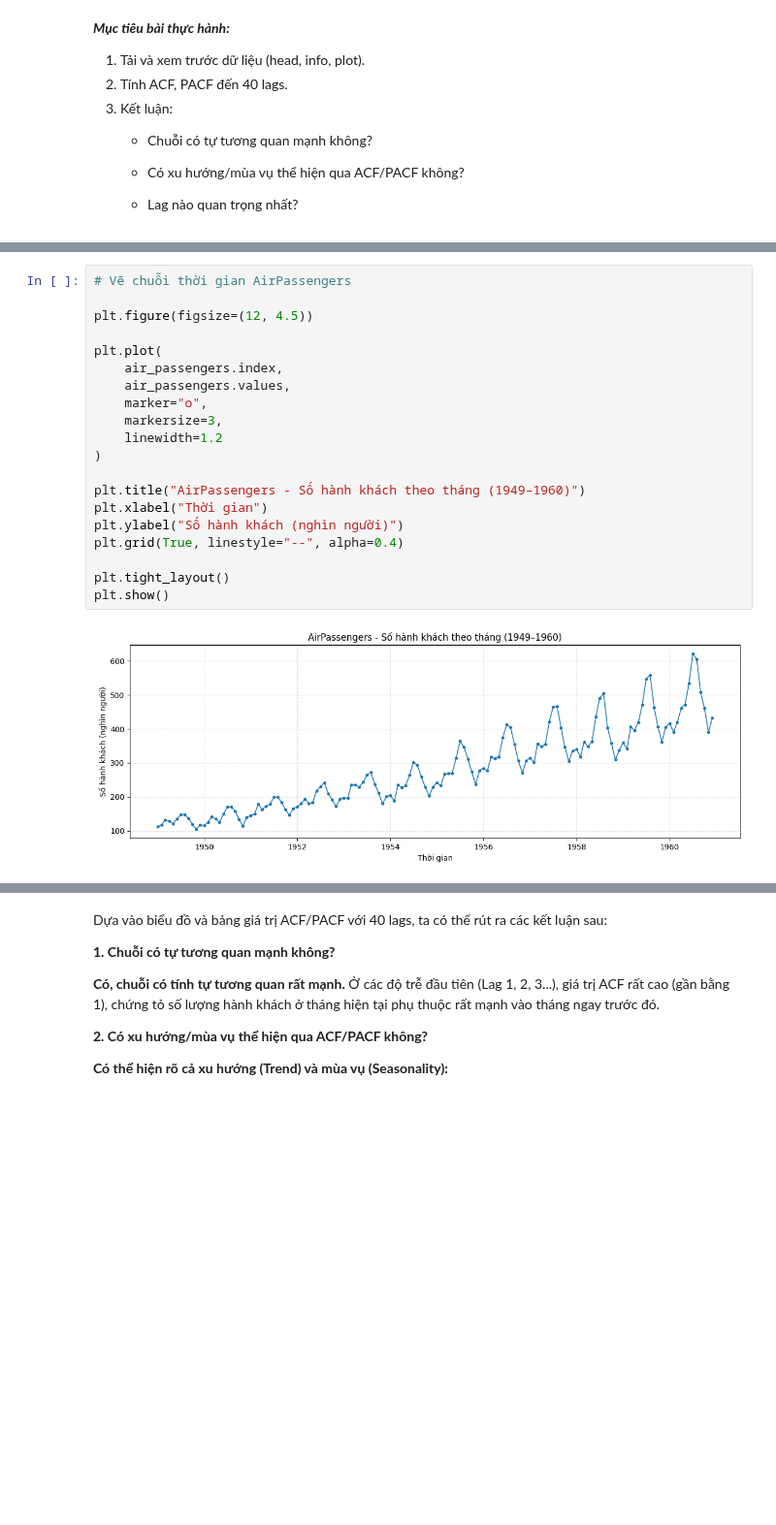
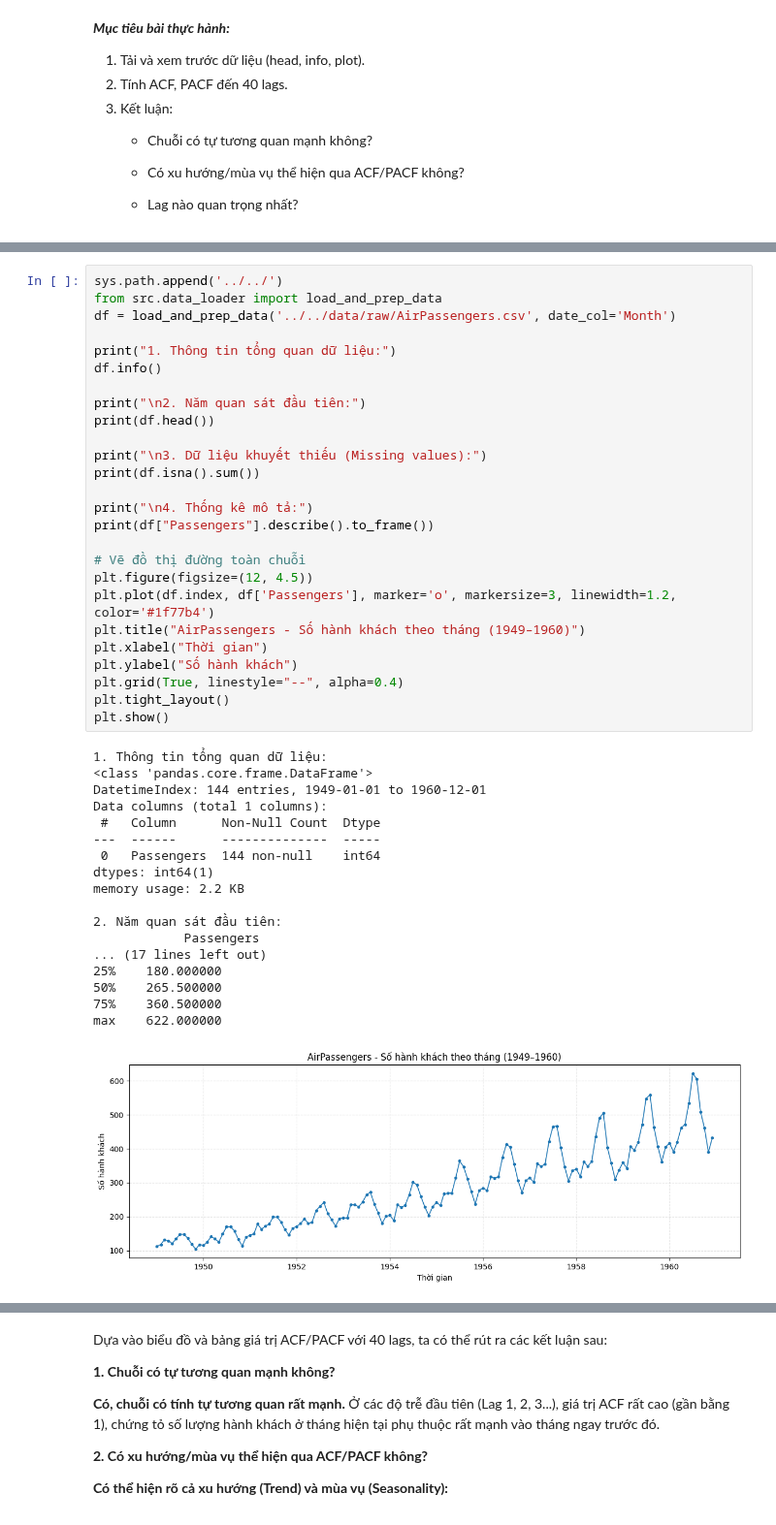
Before and after one commit to OrangkillEmily/Lab_TimeSeries, a Jupyter notebook: notebooks/lab01/Lab01_TimeSeries.ipynb, the cells around one changed output, grey strips where cells are left out. Shown at 97% size. Drawn from its saved outputs; the diff is of its cells as text; blank space fills up the shorter version.

```diff
--- a/notebooks/lab01/Lab01_TimeSeries.ipynb
+++ b/notebooks/lab01/Lab01_TimeSeries.ipynb
@@ -159,22 +55,45 @@ Số giá trị thiếu: 0
 # %%
-# Vẽ chuỗi thời gian AirPassengers
+sys.path.append('../../')
+from src.data_loader import load_and_prep_data
+df = load_and_prep_data('../../data/raw/AirPassengers.csv', date_col='Month')
 
+print("1. Thông tin tổng quan dữ liệu:")
+df.info()
+
+print("\n2. Năm quan sát đầu tiên:")
+print(df.head())
+
+print("\n3. Dữ liệu khuyết thiếu (Missing values):")
+print(df.isna().sum())
+
+print("\n4. Thống kê mô tả:")
+print(df["Passengers"].describe().to_frame())
+
+# Vẽ đồ thị đường toàn chuỗi
 plt.figure(figsize=(12, 4.5))
-
-plt.plot(
-    air_passengers.index,
-    air_passengers.values,
-    marker="o",
-    markersize=3,
-    linewidth=1.2
-)
-
+plt.plot(df.index, df['Passengers'], marker='o', markersize=3, linewidth=1.2, color='#1f77b4')
 plt.title("AirPassengers - Số hành khách theo tháng (1949–1960)")
 plt.xlabel("Thời gian")
-plt.ylabel("Số hành khách (nghìn người)")
+plt.ylabel("Số hành khách")
 plt.grid(True, linestyle="--", alpha=0.4)
-
 plt.tight_layout()
 plt.show()
 # %% [output]
+1. Thông tin tổng quan dữ liệu:
+<class 'pandas.core.frame.DataFrame'>
+DatetimeIndex: 144 entries, 1949-01-01 to 1960-12-01
+Data columns (total 1 columns):
+ #   Column      Non-Null Count  Dtype
+---  ------      --------------  -----
+ 0   Passengers  144 non-null    int64
+dtypes: int64(1)
+memory usage: 2.2 KB
+
+2. Năm quan sát đầu tiên:
+            Passengers
+... (17 lines left out)
+25%    180.000000
+50%    265.500000
+75%    360.500000
+max    622.000000
-[figure, old version]
+[figure, new version]
```
Also changed, not shown: parts of 45 cells of this notebook, 5 other files.
